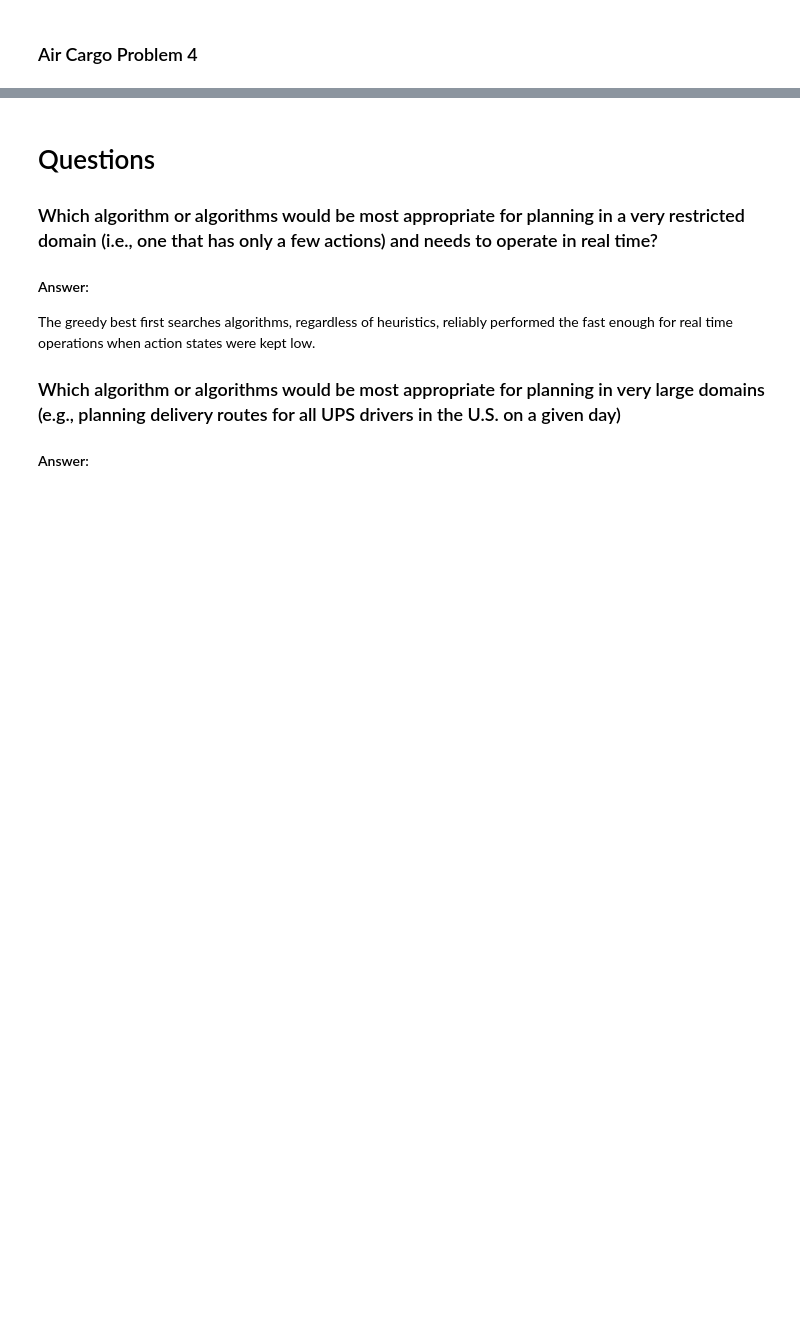
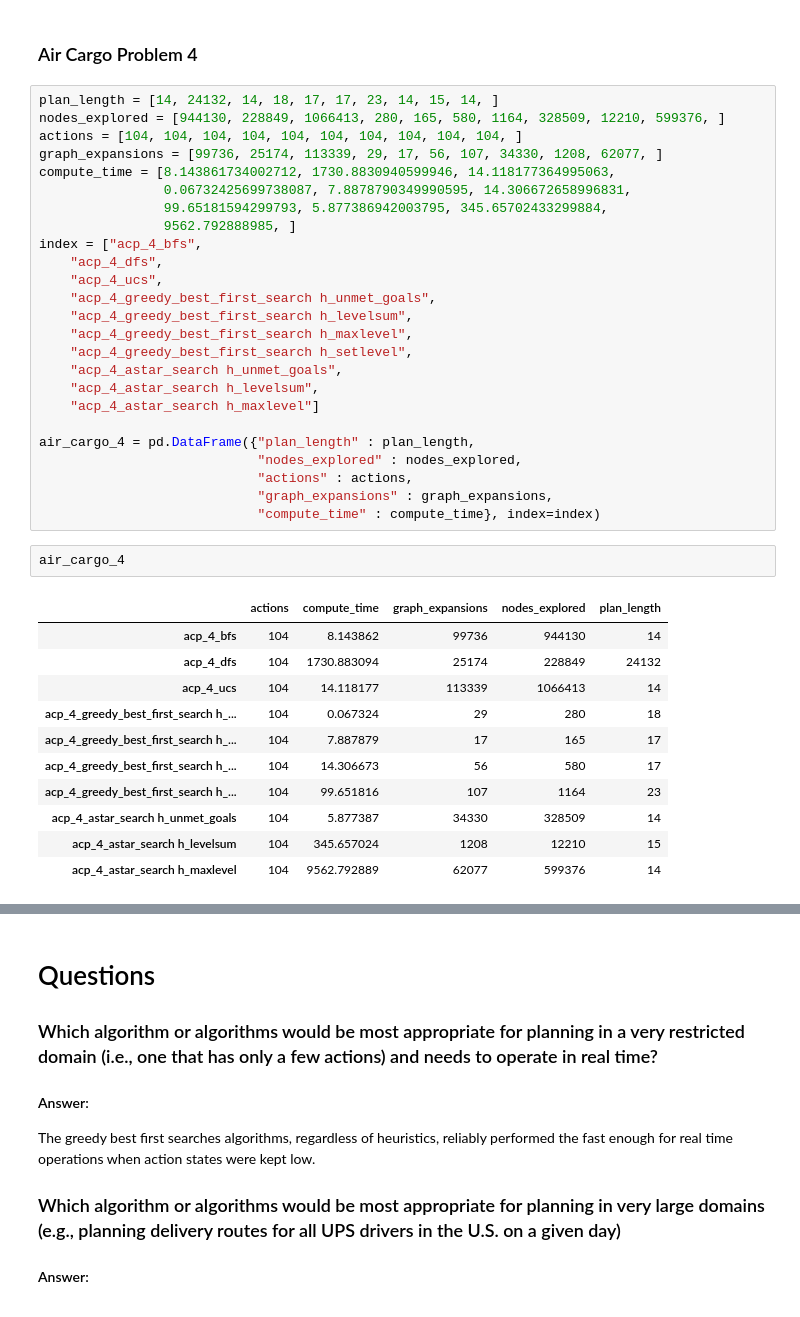
Before and after one commit to alekzandr/ai-nanodegree, a Jupyter notebook: Classical Planning/Classical Planning Data Exploration.ipynb, the cells around one changed output, grey strips where cells are left out. Cells and saved outputs as stored; diff of their text form; blank space fills up the shorter version.

Commit message:
Added problem 4 charts and graph to report

```diff
--- a/Classical Planning/Classical Planning Data Exploration.ipynb
+++ b/Classical Planning/Classical Planning Data Exploration.ipynb
@@ -218,3 +218,42 @@ array([<matplotlib.axes._subplots.AxesSubplot object at 0x...>,
 [figure]
 # %% [markdown]
 <h3>Air Cargo Problem 4</h3>
+# %%
+plan_length = [14, 24132, 14, 18, 17, 17, 23, 14, 15, 14, ]
+nodes_explored = [944130, 228849, 1066413, 280, 165, 580, 1164, 328509, 12210, 599376, ]
+actions = [104, 104, 104, 104, 104, 104, 104, 104, 104, 104, ]
+graph_expansions = [99736, 25174, 113339, 29, 17, 56, 107, 34330, 1208, 62077, ]
+compute_time = [8.143861734002712, 1730.8830940599946, 14.118177364995063,
+				0.06732425699738087, 7.8878790349990595, 14.306672658996831,
+				99.65181594299793, 5.877386942003795, 345.65702433299884,
+				9562.792888985, ]
+index = ["acp_4_bfs",
+    "acp_4_dfs",
+    "acp_4_ucs",
+    "acp_4_greedy_best_first_search h_unmet_goals",
+    "acp_4_greedy_best_first_search h_levelsum",
+    "acp_4_greedy_best_first_search h_maxlevel",
+    "acp_4_greedy_best_first_search h_setlevel",
+    "acp_4_astar_search h_unmet_goals",
+    "acp_4_astar_search h_levelsum",
+    "acp_4_astar_search h_maxlevel"]
+
+air_cargo_4 = pd.DataFrame({"plan_length" : plan_length,
+                            "nodes_explored" : nodes_explored,
+                            "actions" : actions,
+                            "graph_expansions" : graph_expansions,
+                            "compute_time" : compute_time}, index=index)
+# %%
+air_cargo_4
+# %% [output]
+|  | actions | compute_time | graph_expansions | nodes_explored | plan_length |
+| acp_4_bfs | 104 | 8.143862 | 99736 | 944130 | 14 |
+| acp_4_dfs | 104 | 1730.883094 | 25174 | 228849 | 24132 |
+| acp_4_ucs | 104 | 14.118177 | 113339 | 1066413 | 14 |
+| acp_4_greedy_best_first_search h_... | 104 | 0.067324 | 29 | 280 | 18 |
+| acp_4_greedy_best_first_search h_... | 104 | 7.887879 | 17 | 165 | 17 |
+| acp_4_greedy_best_first_search h_... | 104 | 14.306673 | 56 | 580 | 17 |
+| acp_4_greedy_best_first_search h_... | 104 | 99.651816 | 107 | 1164 | 23 |
+| acp_4_astar_search h_unmet_goals | 104 | 5.877387 | 34330 | 328509 | 14 |
+| acp_4_astar_search h_levelsum | 104 | 345.657024 | 1208 | 12210 | 15 |
+| acp_4_astar_search h_maxlevel | 104 | 9562.792889 | 62077 | 599376 | 14 |
```
Also changed, not shown: parts of 1 cell of this notebook, 4 other files.
